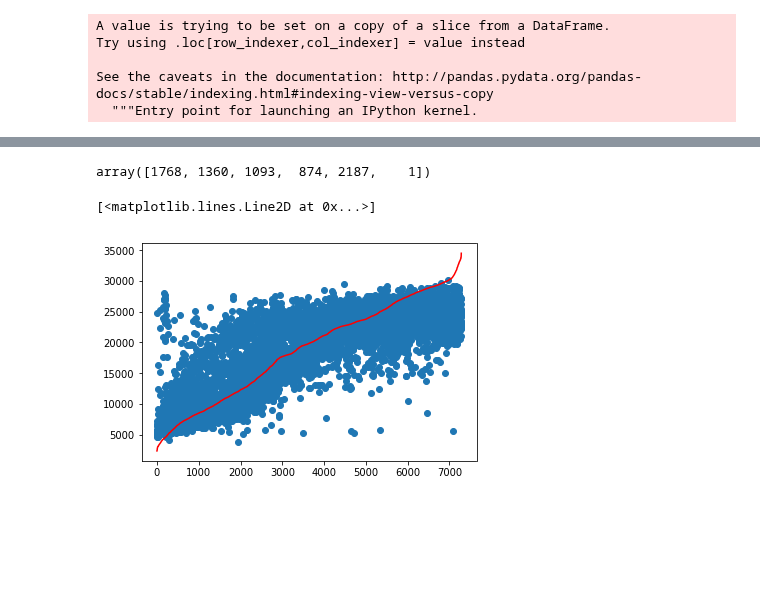
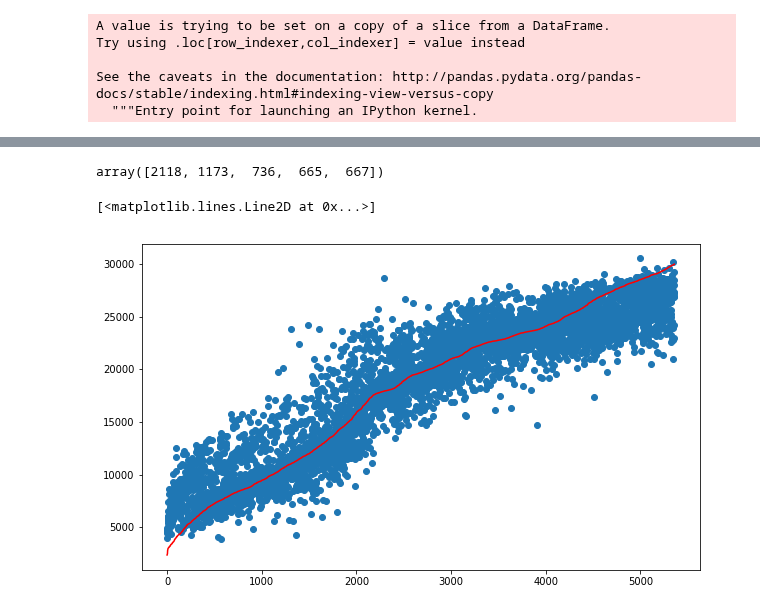
Before and after one commit to IvanBrasilico/model_ajna_1, a Jupyter notebook: extracoes/notebooks/Gera e Treina base pesagens balança-ModeloEspecifico-BaseFiltrada.ipynb, the cells around one changed output, grey strips where cells are left out. Cells and saved outputs as stored; diff of their text form; code cells hidden in the pictures; blank space fills up the shorter version.

```diff
--- a/extracoes/notebooks/Gera e Treina base pesagens balança-ModeloEspecifico-BaseFiltrada.ipynb
+++ b/extracoes/notebooks/Gera e Treina base pesagens balança-ModeloEspecifico-BaseFiltrada.ipynb
@@ -168,14 +163,13 @@ Found 821 validated image filenames.
 # %% [markdown]
 # Treinar modelo
 # %%
-regression_model.compile(optimizer=optimizers.Adam(lr=0.002),
-                         loss='mean_absolute_error', metrics=['mse', 'mae'])
+regression_model.compile(optimizer=optimizers.Adam(lr=0.001),
+                         loss='mean_absolute_error', metrics=['mse', 'mae', 'msle'])
 reduce_lr = ReduceLROnPlateau(monitor='val_loss', factor=0.2, patience=3,
                           verbose=1, mode='min')
 # %%
-
-regression_model.fit(train_generator, epochs=50, shuffle=False,
+regression_model.fit(train_generator, epochs=50, # shuffle=False,
                      callbacks=[reduce_lr],
                      validation_data = val_generator,
-                     validation_steps = val_generator.samples // 64)
+                     validation_steps = val_generator.samples // 128)
 # %% [output]
@@ -202,5 +196,5 @@ Epoch 50/50
 # %%
-regression_model.load_weights('gerabasespesagens_cropped2.hdf5')
+regression_model.load_weights('gerabasespesagens_cropped2_basefiltrada_scaled.hdf5')
 # %% [markdown]
 ## Fine tunning
 # %%
@@ -393,5 +369,5 @@ sum(df_val.dif_pred > 4000)
 # %%
-df_train['preds'] = y_preds_train
+df_train['preds'] = scaler.inverse_transform(y_preds_train)
 # %% [output]
 A value is trying to be set on a copy of a slice from a DataFrame.
 Try using .loc[row_indexer,col_indexer] = value instead
@@ -421,12 +397,13 @@ df_train.describe()
 # %%
-np.bincount(pd.np.digitize(df_train['dif_pred'], bins = [1000, 2000, 3000, 4000, 24000]))
+np.bincount(pd.np.digitize(df_train['dif_pred'], bins = [1000, 2000, 3000, 4000]))
 # %% [output]
-array([1768, 1360, 1093,  874, 2187,    1])
+array([2118, 1173,  736,  665,  667])
 # %%
+plt.figure(figsize=(10,6))
 df_sorted = df_train.sort_values(by='pesobalanca')
 x = range(len(df_sorted))
 plt.scatter(x=x, y=list(df_sorted.preds))
 plt.plot(list(df_sorted.pesobalanca), color='r')
 # %% [output]
 [<matplotlib.lines.Line2D at 0x...>]
-[figure, old version]
+[figure, new version]
```
Also changed, not shown: parts of 34 cells of this notebook, 10 other files.
